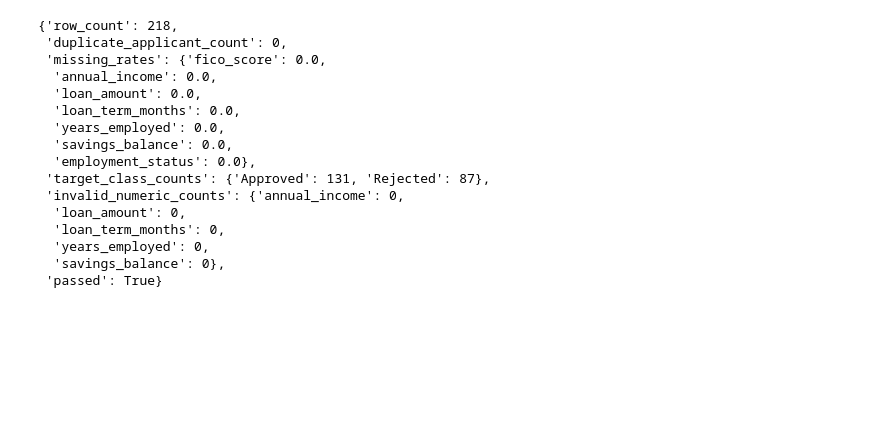
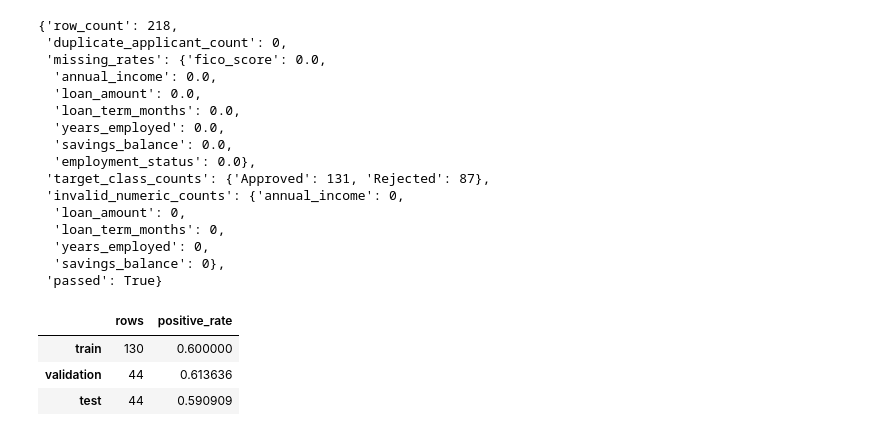
Before and after one commit to kkonda74/loan-ml, a Jupyter notebook: loan_approver.ipynb, the cells around one changed output. Drawn from its saved outputs; the diff is of its cells as text; code cells hidden in the pictures; blank space fills up the shorter version.

Commit message:
added code reday for train the model and test.

```diff
--- a/loan_approver.ipynb
+++ b/loan_approver.ipynb
@@ -91,6 +91,15 @@ NUMERIC_FEATURES = (
 )
 CATEGORICAL_FEATURES = ("employment_status",)
 FEATURE_COLUMNS = NUMERIC_FEATURES + CATEGORICAL_FEATURES
+INPUT_COLUMNS = [
+    "fico_score",
+    "annual_income",
+    "loan_amount",
+    "loan_term_months",
+    "employment_status",
+    "years_employed",
+    "savings_balance",
+]
 
 # Training and validation configuration
 RANDOM_STATE = 42
@@ -343,3 +352,46 @@ data_quality_report
   'years_employed': 0,
   'savings_balance': 0},
  'passed': True}
+# %%
+input_features = loan_applications.loc[:, INPUT_COLUMNS].copy()
+target = loan_applications[TARGET_COLUMN].eq(POSITIVE_CLASS).astype("int8")
+
+train_validation_features, test_features, train_validation_target, test_target = (
+    train_test_split(
+        input_features,
+        target,
+        test_size=TEST_SIZE,
+        random_state=RANDOM_STATE,
+        stratify=target,
+    )
+)
+
+validation_fraction_of_remaining = VALIDATION_SIZE / (1 - TEST_SIZE)
+train_features, validation_features, train_target, validation_target = (
+    train_test_split(
+        train_validation_features,
+        train_validation_target,
+        test_size=validation_fraction_of_remaining,
+        random_state=RANDOM_STATE,
+        stratify=train_validation_target,
+    )
+)
+
+dataset_split_summary = pd.DataFrame(
+    {
+        "rows": [len(train_features), len(validation_features), len(test_features)],
+        "positive_rate": [
+            train_target.mean(),
+            validation_target.mean(),
+            test_target.mean(),
+        ],
+    },
+    index=["train", "validation", "test"],
+)
+
+dataset_split_summary
+# %% [output]
+|  | rows | positive_rate |
+| train | 130 | 0.600000 |
+| validation | 44 | 0.613636 |
+| test | 44 | 0.590909 |
```
